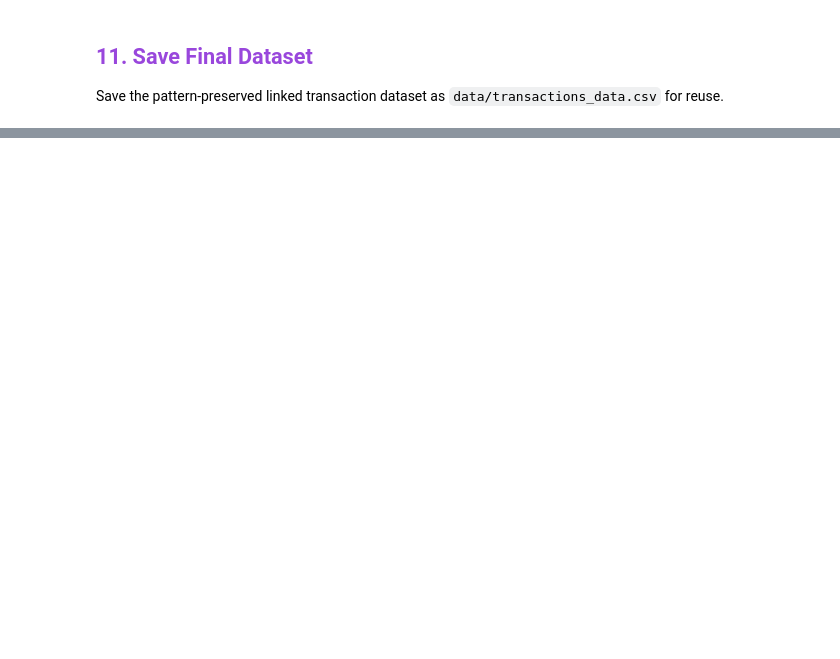
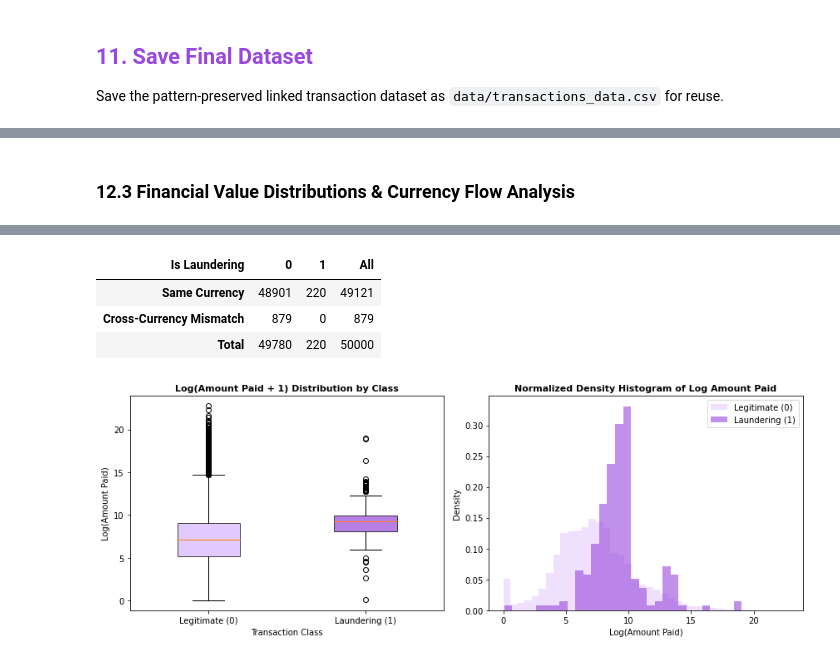
Before and after one commit to jnfpm/Capstone-Project, a Jupyter notebook: EDA.ipynb, the cells around one changed output, grey strips where cells are left out. Cells and saved outputs as stored; diff of their text form; code cells hidden in the pictures; blank space fills up the shorter version.

```diff
--- a/EDA.ipynb
+++ b/EDA.ipynb
@@ -1850,0 +2021,46 @@ Saved 400,000 rows (Pattern Retention Metric = 1.0) to data\transactions_data.cs
+# %% [markdown]
+<a id="123-financial-value-distributions--currency-flow-analysis"></a>
+### 12.3 Financial Value Distributions & Currency Flow Analysis
+# %%
+# Financial Values Analysis
+sample_trans["Log_Amount_Paid"] = np.log1p(sample_trans["Amount Paid"])
+sample_trans["Log_Amount_Received"] = np.log1p(sample_trans["Amount Received"])
+sample_trans["Is_Currency_Mismatch"] = (sample_trans["Payment Currency"] != sample_trans["Receiving Currency"]).astype(int)
+
+# Financial Statistics by Class
+amt_stats = sample_trans.groupby("Is Laundering")[["Amount Paid", "Amount Received", "Log_Amount_Paid"]].agg(["mean", "median", "std", "min", "max"]).round(2)
+display(amt_stats)
+
+# Currency Mismatch Breakdown
+curr_mismatch = pd.crosstab(sample_trans["Is_Currency_Mismatch"], sample_trans["Is Laundering"], margins=True)
+curr_mismatch.index = ["Same Currency", "Cross-Currency Mismatch", "Total"]
+display(curr_mismatch)
+
+# Visualization of Value Distributions
+fig, axes = plt.subplots(1, 2, figsize=(12, 4.5))
+
+# Boxplot
+legit_log_amt = sample_trans[sample_trans["Is Laundering"] == 0]["Log_Amount_Paid"].values
+laund_log_amt = sample_trans[sample_trans["Is Laundering"] == 1]["Log_Amount_Paid"].values
+
+bp = axes[0].boxplot([legit_log_amt, laund_log_amt], patch_artist=True, widths=0.4)
+colors = ["#d8b4fe", "#9947dc"]
+for patch, color in zip(bp["boxes"], colors):
+    patch.set_facecolor(color)
+    patch.set_alpha(0.7)
+axes[0].set_xticklabels(["Legitimate (0)", "Laundering (1)"])
+axes[0].set_title("Log(Amount Paid + 1) Distribution by Class", fontsize=11, fontweight="bold")
+axes[0].set_xlabel("Transaction Class", fontsize=10)
+axes[0].set_ylabel("Log(Amount Paid)", fontsize=10)
+
+# Histogram Density
+axes[1].hist(legit_log_amt, bins=40, density=True, alpha=0.4, color="#d8b4fe", label="Legitimate (0)", edgecolor="none")
+axes[1].hist(laund_log_amt, bins=30, density=True, alpha=0.6, color="#9947dc", label="Laundering (1)", edgecolor="none")
+axes[1].set_title("Normalized Density Histogram of Log Amount Paid", fontsize=11, fontweight="bold")
+axes[1].set_xlabel("Log(Amount Paid)", fontsize=10)
+axes[1].set_ylabel("Density", fontsize=10)
+axes[1].legend()
+
+plt.tight_layout()
+plt.show()
+# %% [output]
@@ -1850,0 +2072,5 @@ Saved 400,000 rows (Pattern Retention Metric = 1.0) to data\transactions_data.cs
+| Is Laundering | 0 | 1 | All |
+| Same Currency | 48901 | 220 | 49121 |
+| Cross-Currency Mismatch | 879 | 0 | 879 |
+| Total | 49780 | 220 | 50000 |
+[figure, added]
```
Also changed, not shown: parts of 61 cells of this notebook, 3 other files.
